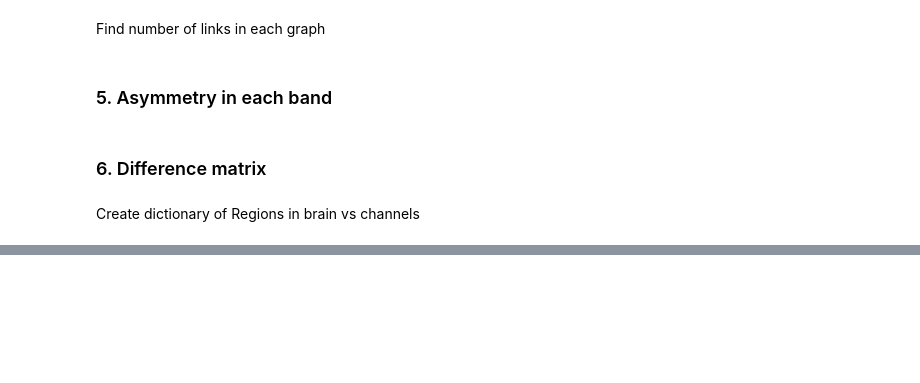
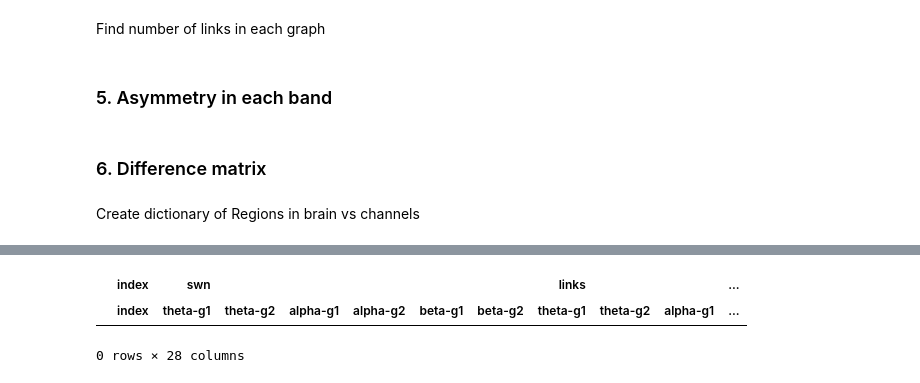
Before and after one commit to vishwanisingh/Depression-tDCS-Analysis, a Jupyter notebook: pre_vs_post.ipynb, the cells around one changed output, grey strips where cells are left out. Drawn from its saved outputs; the diff is of its cells as text; code cells hidden in the pictures; blank space fills up the shorter version.

```diff
--- a/pre_vs_post.ipynb
+++ b/pre_vs_post.ipynb
@@ -756,6 +715,10 @@ print("length", len(df))
 print("new row", new_row)
 df.loc[len(df)] = new_row
 # %%
-# Reset the column index
-df.to_excel(existing_file, index=True, header=True)
-df
+# # Reset the column index
+# df.to_excel(existing_file, index=True, header=True)
+# df
+# %% [output]
+|  | index | swn |  |  |  |  |  | links |  |  | ... |
+|  | index | theta-g1 | theta-g2 | alpha-g1 | alpha-g2 | beta-g1 | beta-g2 | theta-g1 | theta-g2 | alpha-g1 | ... |
+0 rows × 28 columns
```
Also changed, not shown: parts of 31 cells of this notebook, 4 other files.
